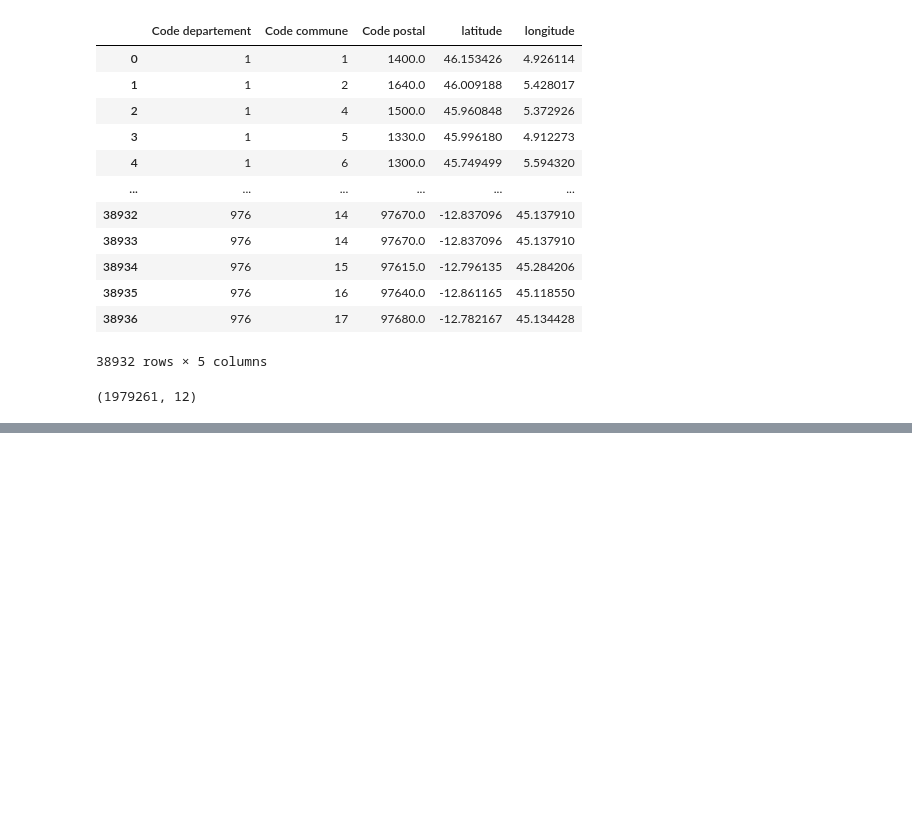
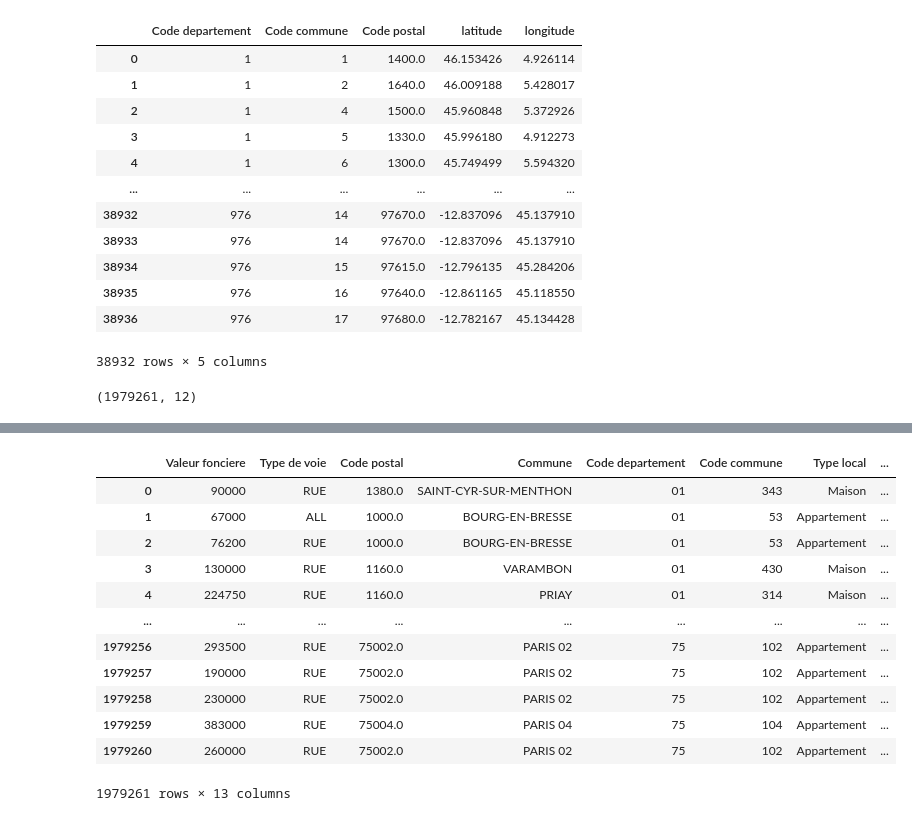
Before and after one commit to Ndeyefatou8/Machine_Learning, a Jupyter notebook: df_for_dataviz.ipynb, the cells around one changed output, grey strips where cells are left out. Cells and saved outputs as stored; diff of their text form; code cells hidden in the pictures; blank space fills up the shorter version.

```diff
--- a/df_for_dataviz.ipynb
+++ b/df_for_dataviz.ipynb
@@ -153,0 +158,5 @@ result[result['latitude'].isna()]
+# %%
+#Prix au m²
+
+#On vire les locals
+df_m2 = df[df['Type local'] != 'Dépendance']
@@ -153,0 +301,18 @@ result[result['latitude'].isna()]
+# %%
+#Test de merge
+prixm2_c = pd.merge(left=df, right=df_p_com, on=['Code departement','year','Commune'], how='left')
+prixm2_c
+# %% [output]
+|  | Valeur fonciere | Type de voie | Code postal | Commune | Code departement | Code commune | Type local | ... |
+| 0 | 90000 | RUE | 1380.0 | SAINT-CYR-SUR-MENTHON | 01 | 343 | Maison | ... |
+| 1 | 67000 | ALL | 1000.0 | BOURG-EN-BRESSE | 01 | 53 | Appartement | ... |
+| 2 | 76200 | RUE | 1000.0 | BOURG-EN-BRESSE | 01 | 53 | Appartement | ... |
+| 3 | 130000 | RUE | 1160.0 | VARAMBON | 01 | 430 | Maison | ... |
+| 4 | 224750 | RUE | 1160.0 | PRIAY | 01 | 314 | Maison | ... |
+| ... | ... | ... | ... | ... | ... | ... | ... | ... |
+| 1979256 | 293500 | RUE | 75002.0 | PARIS 02 | 75 | 102 | Appartement | ... |
+| 1979257 | 190000 | RUE | 75002.0 | PARIS 02 | 75 | 102 | Appartement | ... |
+| 1979258 | 230000 | RUE | 75002.0 | PARIS 02 | 75 | 102 | Appartement | ... |
+| 1979259 | 383000 | RUE | 75004.0 | PARIS 04 | 75 | 104 | Appartement | ... |
+| 1979260 | 260000 | RUE | 75002.0 | PARIS 02 | 75 | 102 | Appartement | ... |
+1979261 rows × 13 columns
```
Also changed, not shown: parts of 28 cells of this notebook.
